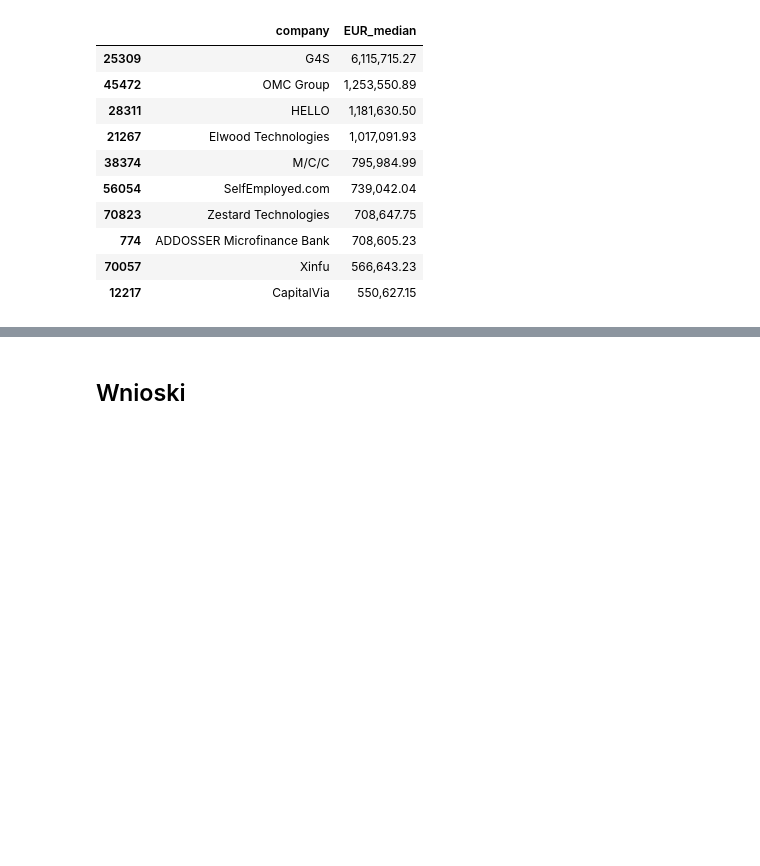
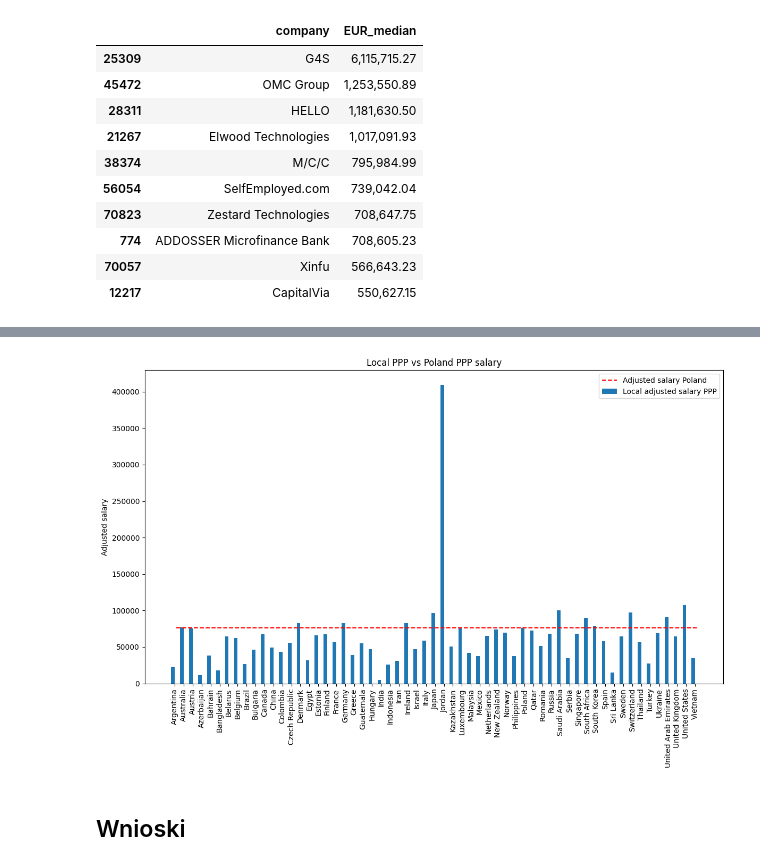
Before and after one commit to pstano1/salaries-in-data-analysis, a Jupyter notebook: raport.ipynb, the cells around one changed output, grey strips where cells are left out. Saved outputs shown, nothing was run; the diff lists cells and outputs as text; code cells hidden in the pictures; blank space fills up the shorter version.

```diff
--- a/raport.ipynb
+++ b/raport.ipynb
@@ -567,3 +558,24 @@ comparison_set.query('Country == "United Kingdom"')
+# %%
+comparison_chart_set = comparison_set.query(f'Role == "{my_role}"').copy()
+comparison_chart_set = comparison_chart_set[['Local adjusted salary PPP',f'Adjusted salary {country_of_origin}','Country']]
+
+countries = np.array(comparison_chart_set['Country'])
+
+bar_width = 0.4
+positions = np.arange(len(countries))
+
+plt.figure(figsize=(12, 8))
+plt.bar(positions - bar_width/2, comparison_chart_set[f'Local adjusted salary PPP'], width=bar_width, label='Local adjusted salary PPP')
+plt.plot(positions + bar_width/2, comparison_chart_set[f'Adjusted salary {country_of_origin}'], linestyle='--', color='red', label=f'Adjusted salary {country_of_origin}')
+
+plt.ylabel(f'Adjusted salary')
+plt.title(f'Local PPP vs {country_of_origin} PPP salary')
+plt.xticks(positions, countries, rotation=90)
+plt.legend()
+plt.tight_layout()
+plt.show()
+# %% [output]
+[figure, added]
 # %% [markdown]
 ## Wnioski
 # %% [markdown]
```
Also changed, not shown: parts of 6 cells of this notebook.
